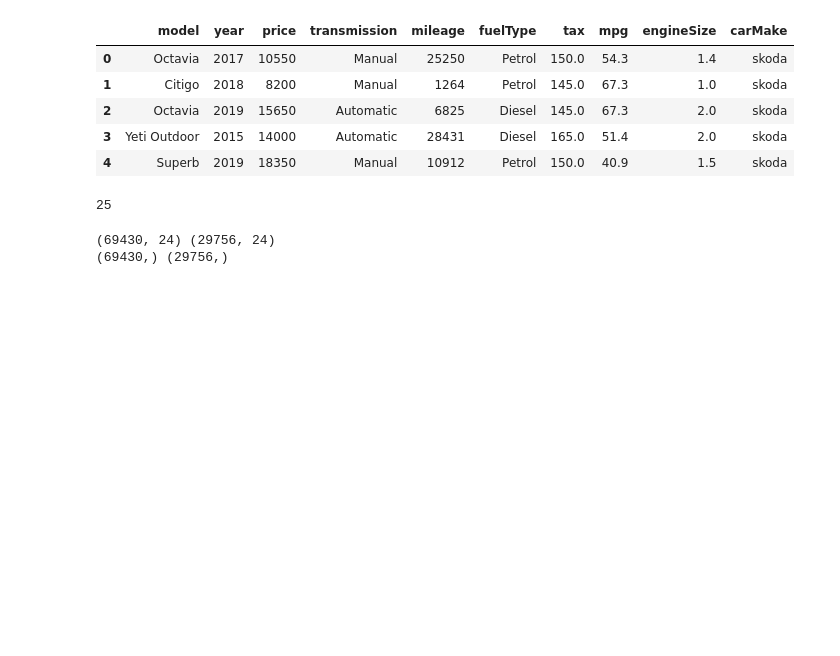
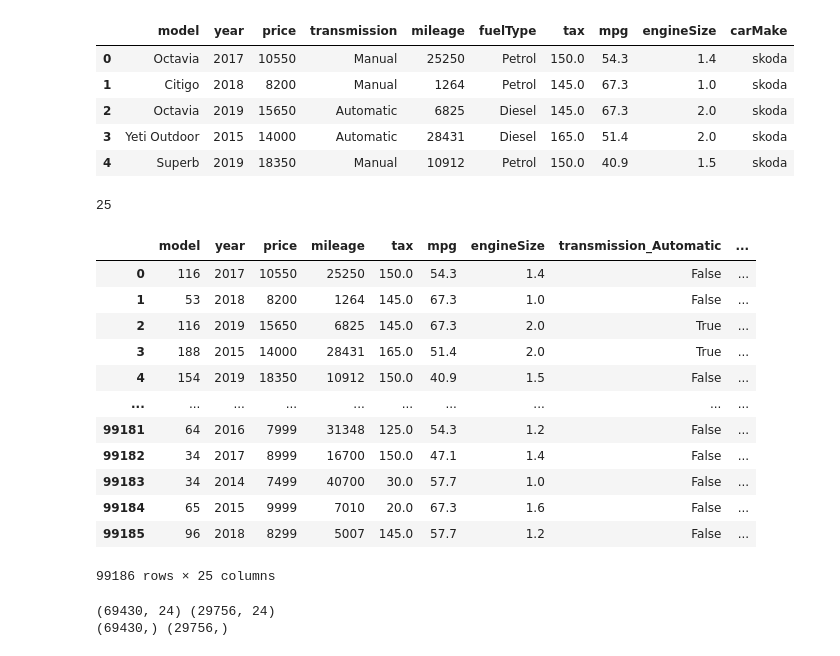
Before and after one commit to parkgunha/Chagawa_project, a Jupyter notebook: 건하_통합코드.ipynb, the cells around one changed output. Cells and saved outputs as stored; diff of their text form; code cells hidden in the pictures; blank space fills up the shorter version.

```diff
--- a/건하_통합코드.ipynb
+++ b/건하_통합코드.ipynb
@@ -345,9 +374,23 @@ full_2_data['model'] = LE.fit_transform(full_2_data['model'])
 # %%
 # 원 핫 인코딩
 encoding_df = pd.get_dummies(full_2_data)
 print(len(encoding_df.columns))
+encoding_df
 # %% [output]
 25
+|  | model | year | price | mileage | tax | mpg | engineSize | transmission_Automatic | ... |
+| 0 | 116 | 2017 | 10550 | 25250 | 150.0 | 54.3 | 1.4 | False | ... |
+| 1 | 53 | 2018 | 8200 | 1264 | 145.0 | 67.3 | 1.0 | False | ... |
+| 2 | 116 | 2019 | 15650 | 6825 | 145.0 | 67.3 | 2.0 | True | ... |
+| 3 | 188 | 2015 | 14000 | 28431 | 165.0 | 51.4 | 2.0 | True | ... |
+| 4 | 154 | 2019 | 18350 | 10912 | 150.0 | 40.9 | 1.5 | False | ... |
+| ... | ... | ... | ... | ... | ... | ... | ... | ... | ... |
+| 99181 | 64 | 2016 | 7999 | 31348 | 125.0 | 54.3 | 1.2 | False | ... |
+| 99182 | 34 | 2017 | 8999 | 16700 | 150.0 | 47.1 | 1.4 | False | ... |
+| 99183 | 34 | 2014 | 7499 | 40700 | 30.0 | 57.7 | 1.0 | False | ... |
+| 99184 | 65 | 2015 | 9999 | 7010 | 20.0 | 67.3 | 1.6 | False | ... |
+| 99185 | 96 | 2018 | 8299 | 5007 | 145.0 | 57.7 | 1.2 | False | ... |
+99186 rows × 25 columns
 # %%
 # 데이터셋 준비(X,y)
 X = encoding_df.drop(columns='price')
```
Also changed, not shown: parts of 6 cells of this notebook, 1 other file.
